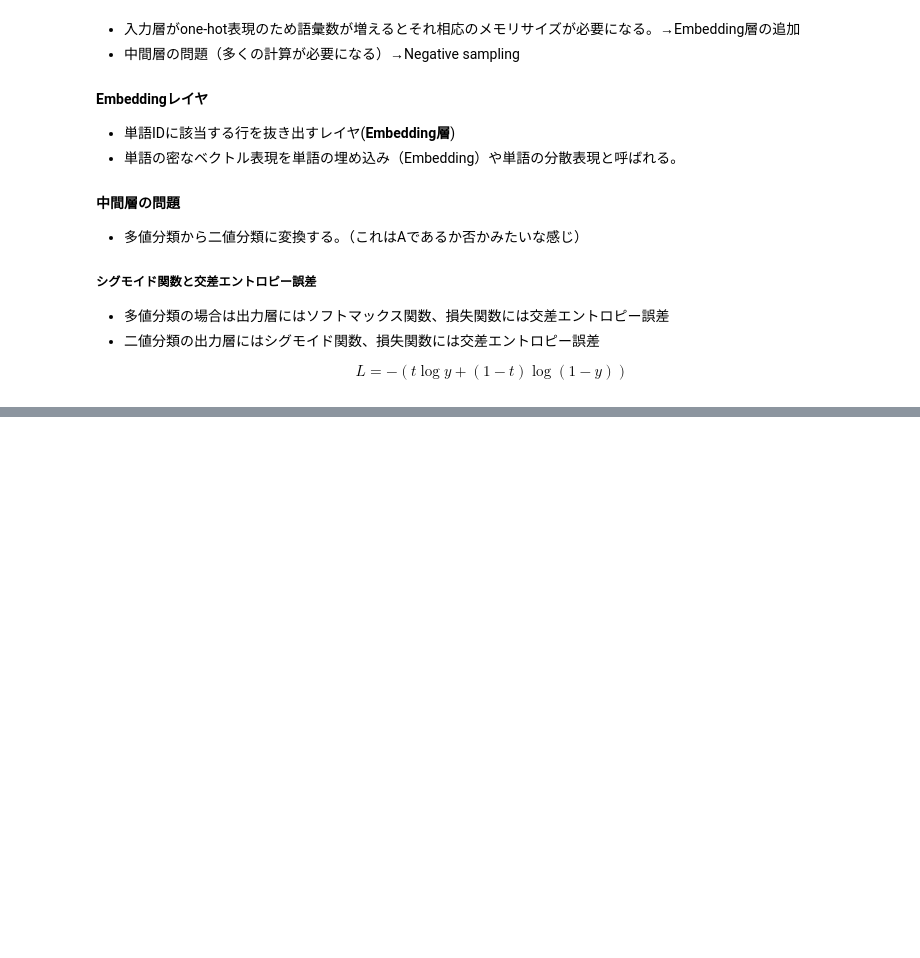
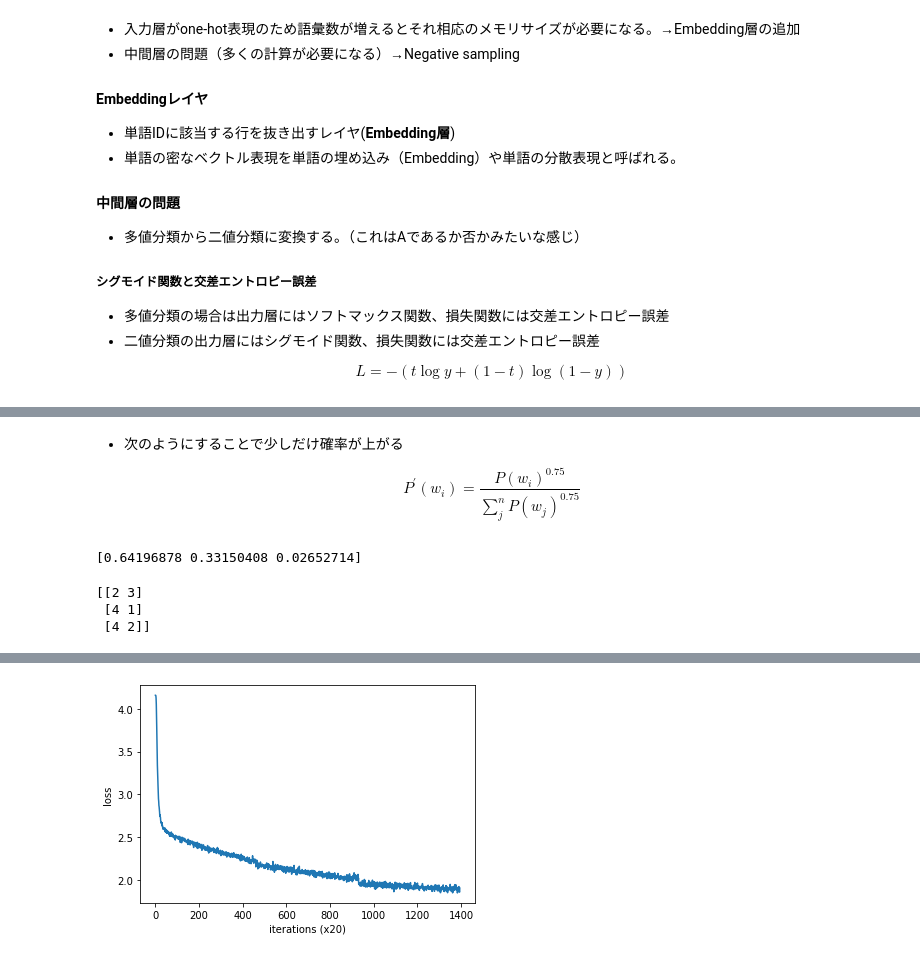
Before and after one commit to ju-ki/Deep_learning_from_scratch_2, a Jupyter notebook: improve_word2vec.ipynb, the cells around one changed output, grey strips where cells are left out. Drawn from its saved outputs; the diff is of its cells as text; code cells hidden in the pictures; blank space fills up the shorter version.

Commit message:
finished improving word2vec.

```diff
--- a/improve_word2vec.ipynb
+++ b/improve_word2vec.ipynb
@@ -86,0 +91,26 @@ you
+# %% [markdown]
+* 次のようにすることで少しだけ確率が上がる
+
+$$P^{'}(w_i)=\frac{P(w_i)^{0.75}}{\sum_j^{n}P(w_j)^{0.75}}$$
+# %%
+p = [0.7, 0.29, 0.01]
+new_p = np.power(p, 0.75)
+new_p /= np.sum(new_p)
+print(new_p)
+# %% [output]
+[0.64196878 0.33150408 0.02652714]
+# %%
+os.chdir("/work/NaturalProcessing/deep-learning-from-scratch-2-master/")
+corpus = np.array([0, 1 ,2, 3, 4, 1, 2, 3])
+power = 0.75
+sample_size = 2
+
+from ch04.negative_sampling_layer import UnigramSampler
+sampler = UnigramSampler(corpus, power, sample_size)
+target = np.array([1, 3, 0])
+negative_sample = sampler.get_negative_sample(target)
+print(negative_sample)
+# %% [output]
+[[2 3]
+ [4 1]
+ [4 2]]
@@ -86,0 +188,52 @@ you
+# %%
+from common import config
+# GPUで実行する場合は、下記のコメントアウトを消去（要cupy）
+# ===============================================
+# config.GPU = True
+# ===============================================
+from common.np import *
+import pickle
+from common.trainer import Trainer
+from common.optimizer import Adam
+from ch04.cbow import CBOW
+from ch04.skip_gram import SkipGram
+from common.util import create_contexts_target, to_cpu, to_gpu
+from dataset import ptb
+
+
+# ハイパーパラメータの設定
+window_size = 5
+hidden_size = 100
+batch_size = 100
+max_epoch = 3
+
+# データの読み込み
+corpus, word_to_id, id_to_word = ptb.load_data('train')
+vocab_size = len(word_to_id)
+
+contexts, target = create_contexts_target(corpus, window_size)
+if config.GPU:
+    contexts, target = to_gpu(contexts), to_gpu(target)
+
+# モデルなどの生成
+model = CBOW(vocab_size, hidden_size, window_size, corpus)
+# model = SkipGram(vocab_size, hidden_size, window_size, corpus)
+optimizer = Adam()
+trainer = Trainer(model, optimizer)
+
+# 学習開始
+trainer.fit(contexts, target, max_epoch, batch_size)
+trainer.plot()
+
+# 後ほど利用できるように、必要なデータを保存
+word_vecs = model.word_vecs
+if config.GPU:
+    word_vecs = to_cpu(word_vecs)
+params = {}
+params['word_vecs'] = word_vecs.astype(np.float16)
+params['word_to_id'] = word_to_id
+params['id_to_word'] = id_to_word
+pkl_file = 'cbow_params.pkl'  # or 'skipgram_params.pkl'
+with open(pkl_file, 'wb') as f:
+    pickle.dump(params, f, -1)
+# %% [output]
@@ -86,0 +257 @@ you
+[figure, added]
```
Also changed, not shown: parts of 8 cells of this notebook, 2 other files.
